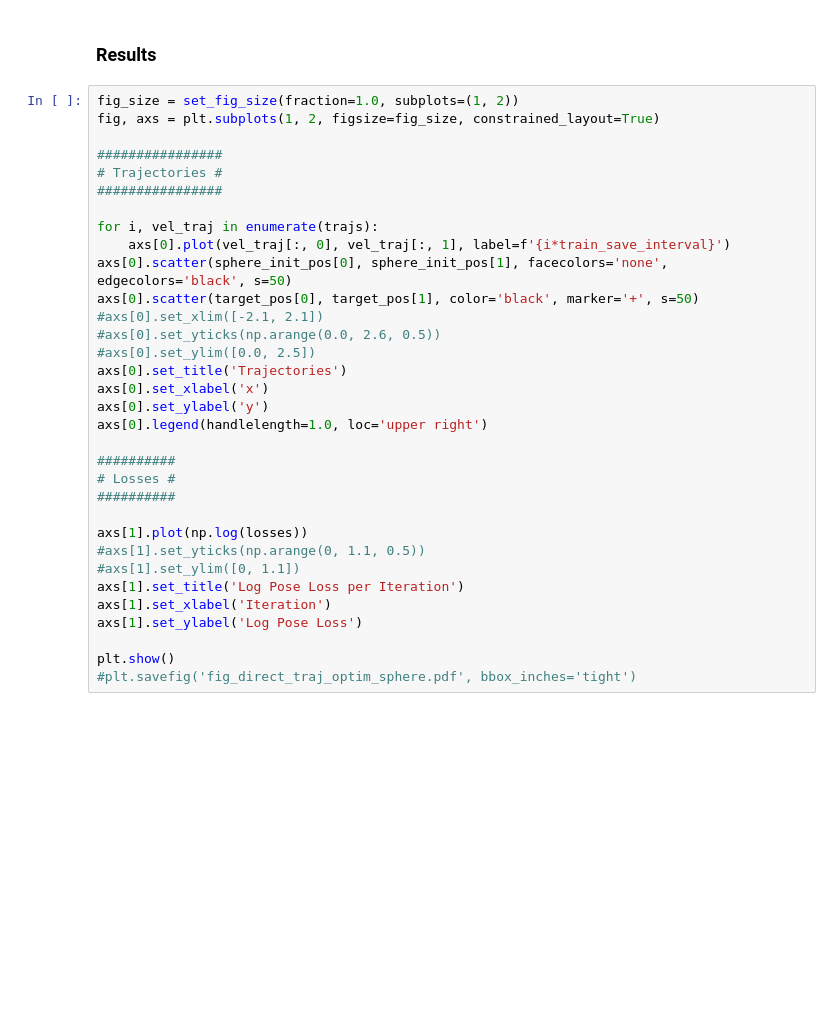
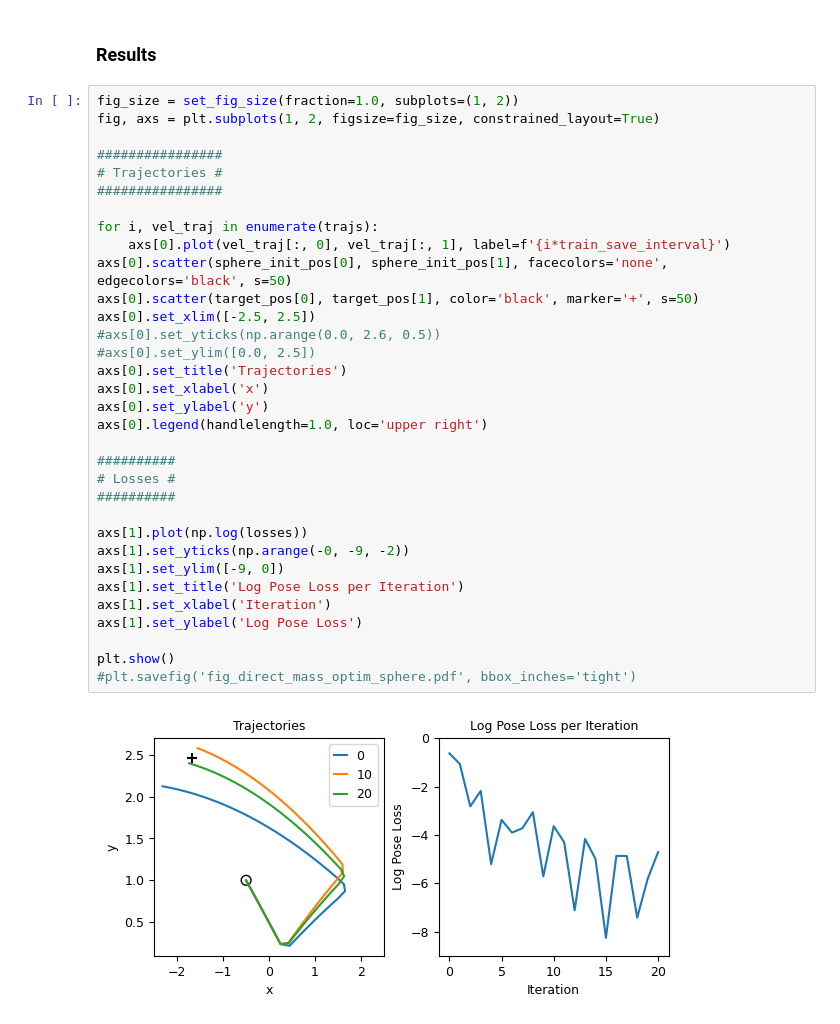
Before and after one commit to J0HNN7G/diffsim-sysid, a Jupyter notebook: examples/optim/diff_physics-sphere-mass.ipynb, the cells around one changed output. Saved outputs shown, nothing was run; the diff lists cells and outputs as text; blank space fills up the shorter version.

```diff
--- a/examples/optim/diff_physics-sphere-mass.ipynb
+++ b/examples/optim/diff_physics-sphere-mass.ipynb
@@ -304,33 +346,35 @@ for i in range(train_iters+1):
 # %%
 fig_size = set_fig_size(fraction=1.0, subplots=(1, 2))
 fig, axs = plt.subplots(1, 2, figsize=fig_size, constrained_layout=True)
 
 ################
 # Trajectories #
 ################
 
 for i, vel_traj in enumerate(trajs):
     axs[0].plot(vel_traj[:, 0], vel_traj[:, 1], label=f'{i*train_save_interval}')
 axs[0].scatter(sphere_init_pos[0], sphere_init_pos[1], facecolors='none', edgecolors='black', s=50)
 axs[0].scatter(target_pos[0], target_pos[1], color='black', marker='+', s=50)
-#axs[0].set_xlim([-2.1, 2.1])
+axs[0].set_xlim([-2.5, 2.5])
 #axs[0].set_yticks(np.arange(0.0, 2.6, 0.5))
 #axs[0].set_ylim([0.0, 2.5])
 axs[0].set_title('Trajectories')
 axs[0].set_xlabel('x')
 axs[0].set_ylabel('y')
 axs[0].legend(handlelength=1.0, loc='upper right')
 
 ##########
 # Losses #
 ##########
 
 axs[1].plot(np.log(losses))
-#axs[1].set_yticks(np.arange(0, 1.1, 0.5))
-#axs[1].set_ylim([0, 1.1])
+axs[1].set_yticks(np.arange(-0, -9, -2))
+axs[1].set_ylim([-9, 0])
 axs[1].set_title('Log Pose Loss per Iteration')
 axs[1].set_xlabel('Iteration')
 axs[1].set_ylabel('Log Pose Loss')
 
 plt.show()
-#plt.savefig('fig_direct_traj_optim_sphere.pdf', bbox_inches='tight')
+#plt.savefig('fig_direct_mass_optim_sphere.pdf', bbox_inches='tight')
+# %% [output]
+[figure, added]
```
Also changed, not shown: parts of 4 cells of this notebook, 13 other files.
